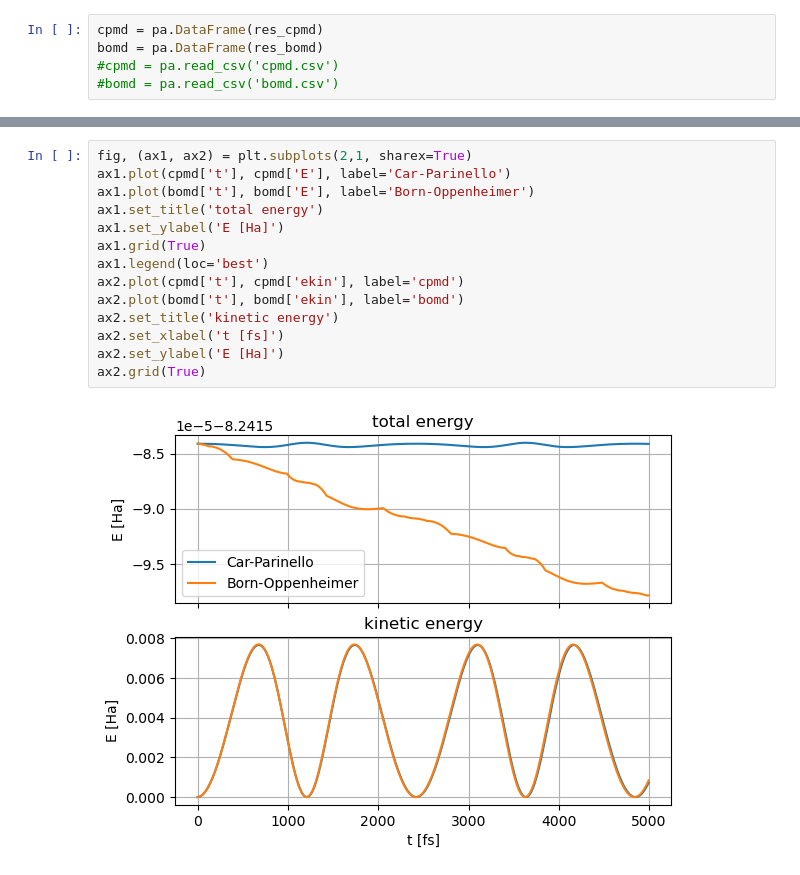
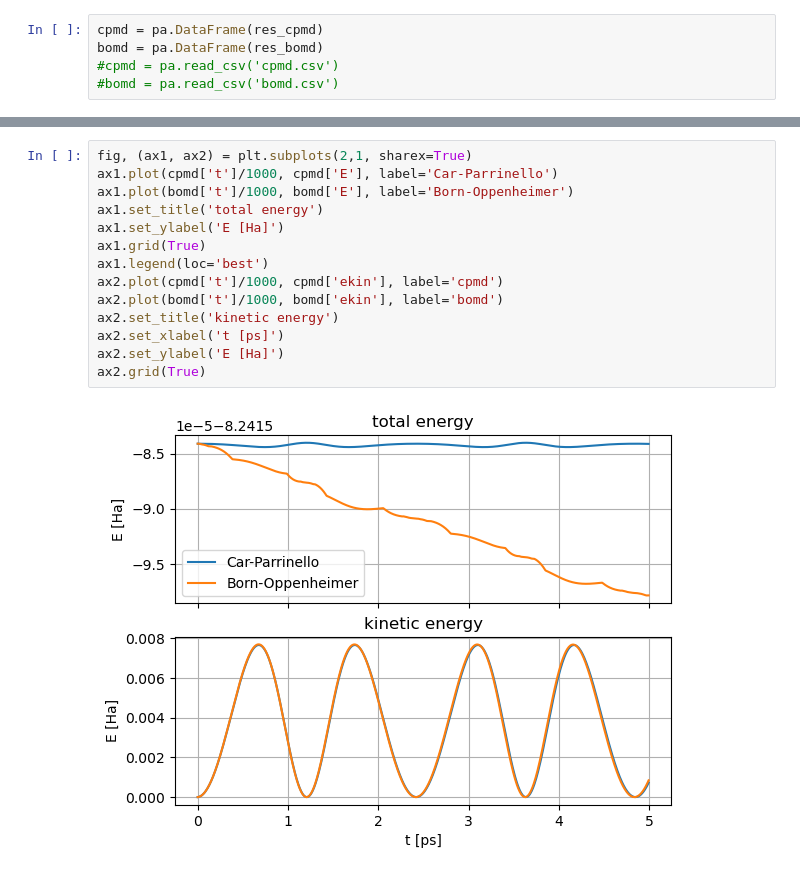
Before and after one commit to simonpintarelli/sirius-md-demo, a Jupyter notebook: two_si.ipynb, the cells around one changed output, grey strips where cells are left out. Saved outputs shown, nothing was run; the diff lists cells and outputs as text.

```diff
--- a/two_si.ipynb
+++ b/two_si.ipynb
@@ -97,16 +97,16 @@ plt.tight_layout()
 # %%
 fig, (ax1, ax2) = plt.subplots(2,1, sharex=True)
-ax1.plot(cpmd['t'], cpmd['E'], label='Car-Parinello')
-ax1.plot(bomd['t'], bomd['E'], label='Born-Oppenheimer')
+ax1.plot(cpmd['t']/1000, cpmd['E'], label='Car-Parrinello')
+ax1.plot(bomd['t']/1000, bomd['E'], label='Born-Oppenheimer')
 ax1.set_title('total energy')
 ax1.set_ylabel('E [Ha]')
 ax1.grid(True)
 ax1.legend(loc='best')
-ax2.plot(cpmd['t'], cpmd['ekin'], label='cpmd')
-ax2.plot(bomd['t'], bomd['ekin'], label='bomd')
+ax2.plot(cpmd['t']/1000, cpmd['ekin'], label='cpmd')
+ax2.plot(bomd['t']/1000, bomd['ekin'], label='bomd')
 ax2.set_title('kinetic energy')
-ax2.set_xlabel('t [fs]')
+ax2.set_xlabel('t [ps]')
 ax2.set_ylabel('E [Ha]')
 ax2.grid(True)
 # %% [output]
-[figure, old version]
+[figure, new version]
```
Also changed, not shown: parts of 1 cell of this notebook.
